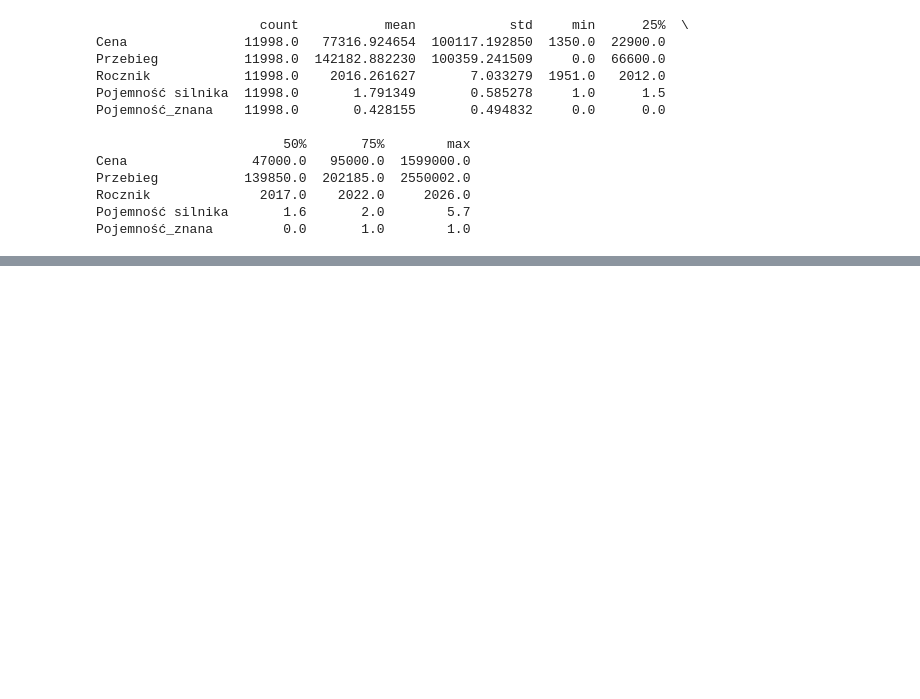
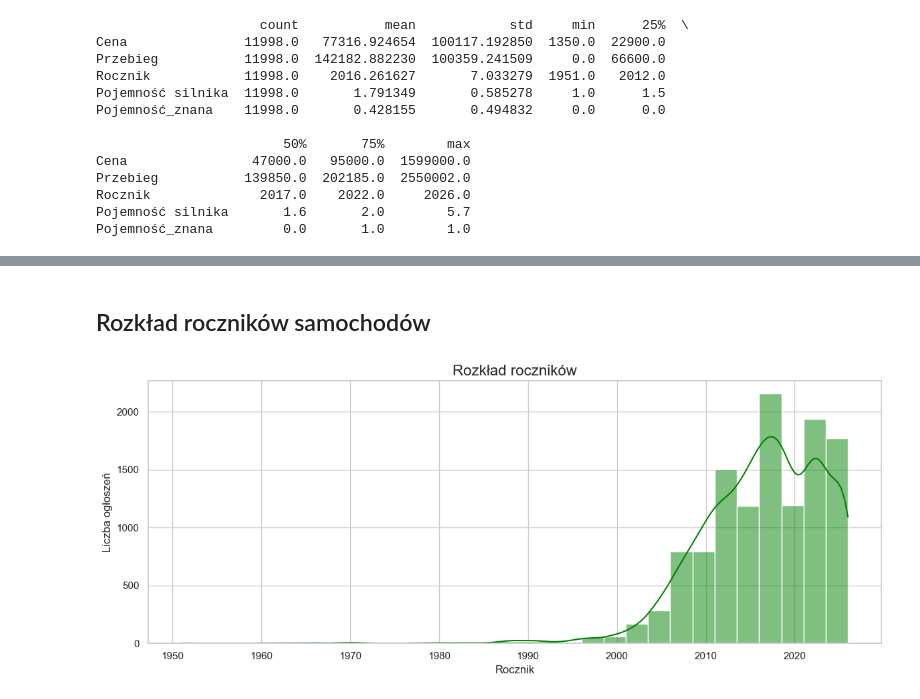
Before and after one commit to Maxik121/Otomoto-Data-Analysis, a Jupyter notebook: EDA_data proccessing.ipynb, the cells around one changed output, grey strips where cells are left out. Saved outputs shown, nothing was run; the diff lists cells and outputs as text; code cells hidden in the pictures; blank space fills up the shorter version.

```diff
--- a/EDA_data proccessing.ipynb
+++ b/EDA_data proccessing.ipynb
@@ -193,0 +214,12 @@ Pojemność_znana         0.0       1.0        1.0
+# %% [markdown]
+## Rozkład roczników samochodów
+# %%
+plt.figure(figsize=(12, 5))
+sns.histplot(data['Rocznik'], bins=30, kde=True, color='green')
+plt.title('Rozkład roczników', fontsize=16)
+plt.xlabel('Rocznik', fontsize=12)
+plt.ylabel('Liczba ogłoszeń', fontsize=12)
+plt.tight_layout()
+plt.show()
+# %% [output]
+[figure, added]
```
Also changed, not shown: parts of 19 cells of this notebook, 1 other file.
